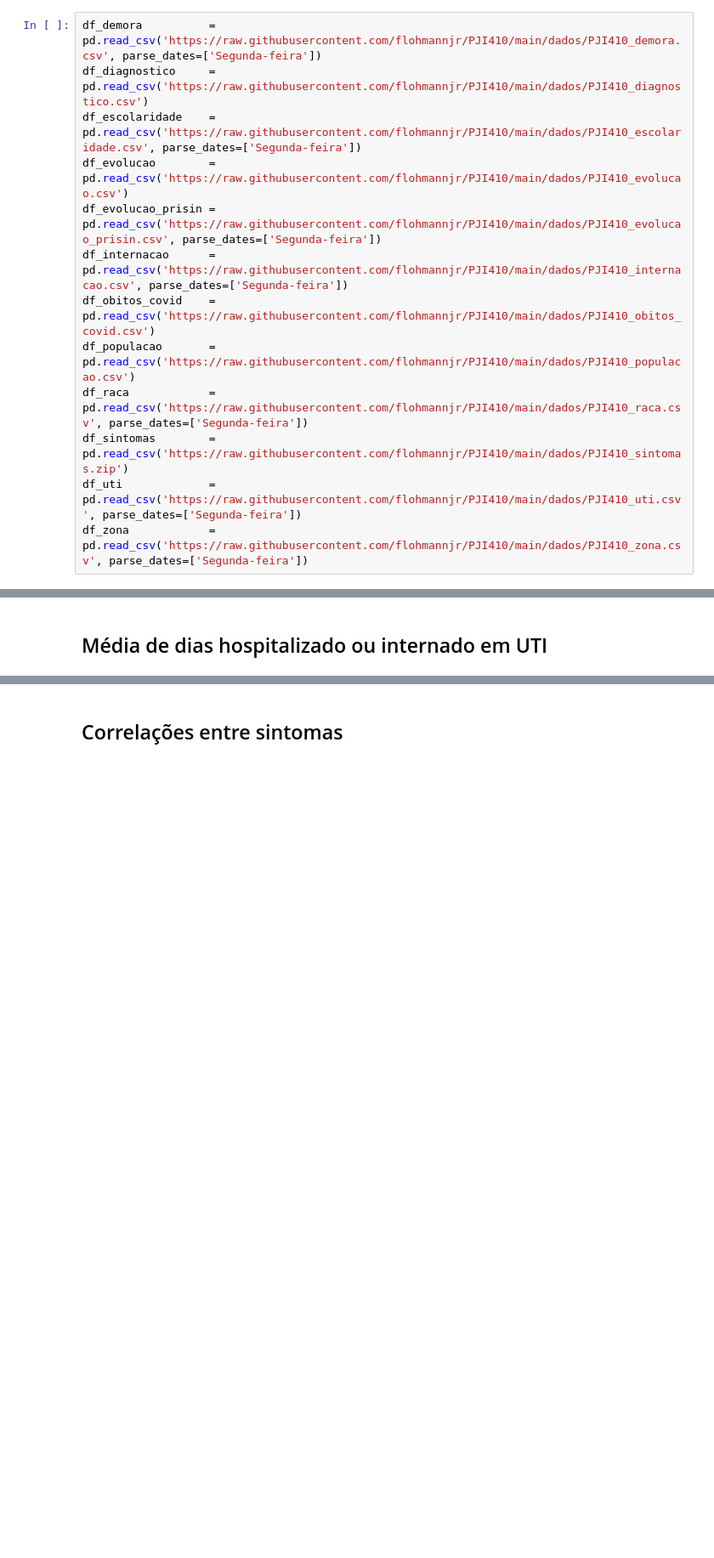
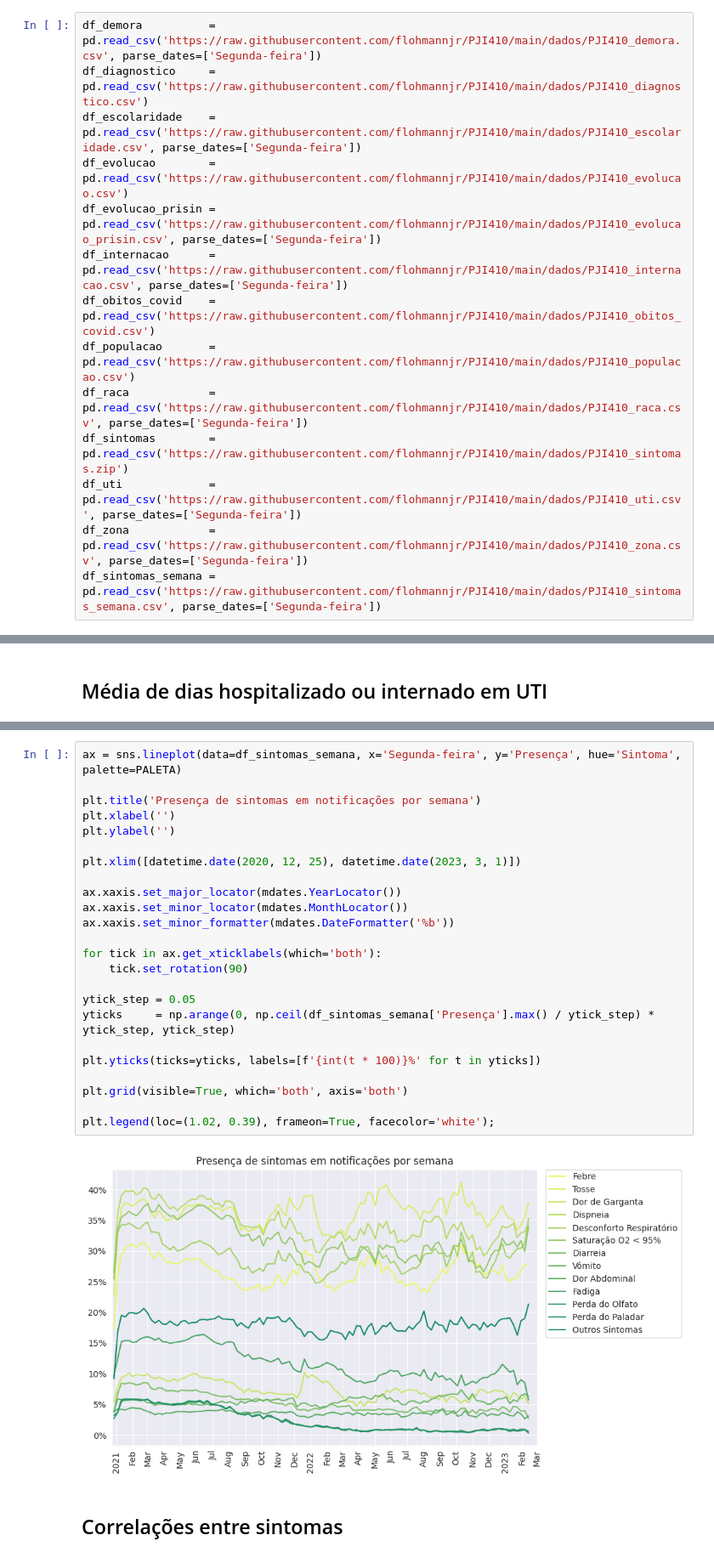
Before and after one commit to flohmannjr/PJI410, a Jupyter notebook: PJI410_analise.ipynb, the cells around one changed output, grey strips where cells are left out. Shown at 85% size. Saved outputs shown, nothing was run; the diff lists cells and outputs as text; blank space fills up the shorter version.

Commit message:
Add presença de sintomas em notificações por semana

```diff
--- a/PJI410_analise.ipynb
+++ b/PJI410_analise.ipynb
@@ -83,6 +83,7 @@ df_raca            = pd.read_csv('https://raw.githubusercontent.com/flohmannjr/P
 df_sintomas        = pd.read_csv('https://raw.githubusercontent.com/flohmannjr/PJI410/main/dados/PJI410_sintomas.zip')
 df_uti             = pd.read_csv('https://raw.githubusercontent.com/flohmannjr/PJI410/main/dados/PJI410_uti.csv', parse_dates=['Segunda-feira'])
 df_zona            = pd.read_csv('https://raw.githubusercontent.com/flohmannjr/PJI410/main/dados/PJI410_zona.csv', parse_dates=['Segunda-feira'])
+df_sintomas_semana = pd.read_csv('https://raw.githubusercontent.com/flohmannjr/PJI410/main/dados/PJI410_sintomas_semana.csv', parse_dates=['Segunda-feira'])
 # %% [markdown]
 # Análise
 # %% [markdown]
@@ -347,3 +350,29 @@ plt.legend(loc=(1.02, 0.9), frameon=True, facecolor='white');
+# %%
+ax = sns.lineplot(data=df_sintomas_semana, x='Segunda-feira', y='Presença', hue='Sintoma', palette=PALETA)
+
+plt.title('Presença de sintomas em notificações por semana')
+plt.xlabel('')
+plt.ylabel('')
+
+plt.xlim([datetime.date(2020, 12, 25), datetime.date(2023, 3, 1)])
+
+ax.xaxis.set_major_locator(mdates.YearLocator())
+ax.xaxis.set_minor_locator(mdates.MonthLocator())
+ax.xaxis.set_minor_formatter(mdates.DateFormatter('%b'))
+
+for tick in ax.get_xticklabels(which='both'):
+    tick.set_rotation(90)
+
+ytick_step = 0.05
+yticks     = np.arange(0, np.ceil(df_sintomas_semana['Presença'].max() / ytick_step) * ytick_step, ytick_step)
+
+plt.yticks(ticks=yticks, labels=[f'{int(t * 100)}%' for t in yticks])
+
+plt.grid(visible=True, which='both', axis='both')
+
+plt.legend(loc=(1.02, 0.39), frameon=True, facecolor='white');
+# %% [output]
+[figure, added]
 # %% [markdown]
 ## Correlações entre sintomas
 # %%
```
Also changed, not shown: parts of 1 cell of this notebook.
